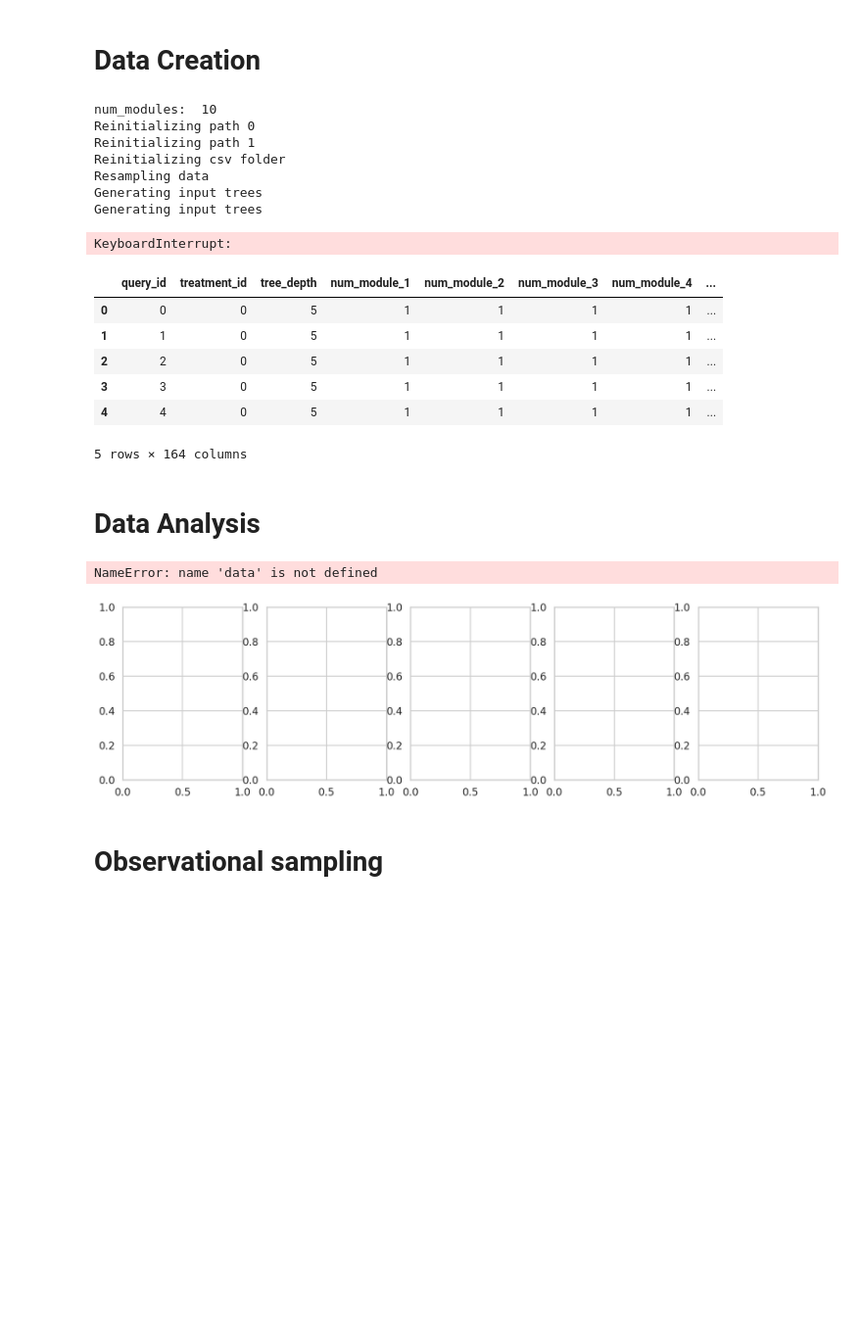
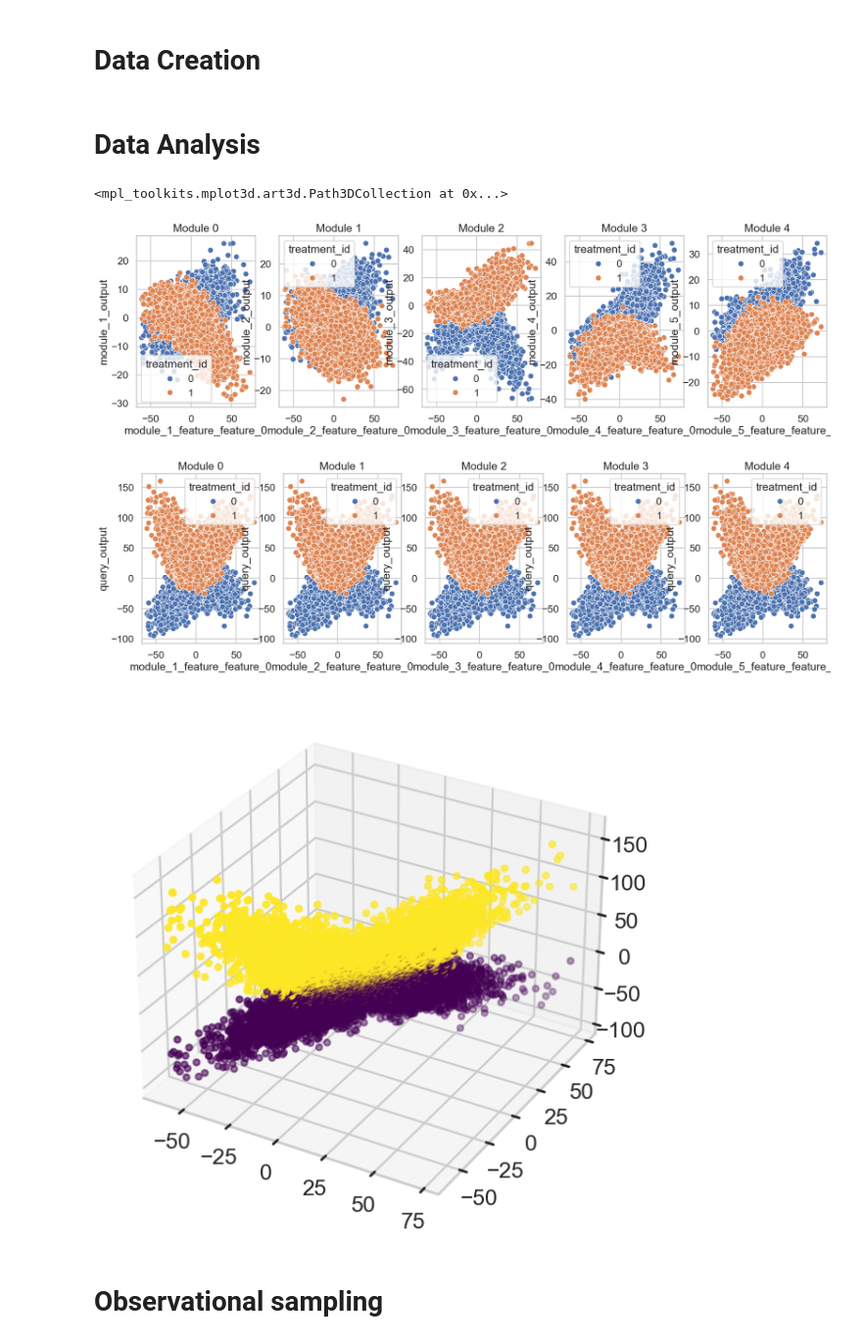
Before and after one commit to KDL-umass/compositional_models_cate, a Jupyter notebook: notebooks/synthetic_dgp_analysis.ipynb, the cells around one changed output. Shown at 98% size. Cells and saved outputs as stored; diff of their text form; code cells hidden in the pictures; blank space fills up the shorter version.

```diff
--- a/notebooks/synthetic_dgp_analysis.ipynb
+++ b/notebooks/synthetic_dgp_analysis.ipynb
@@ -120,0 +100,13 @@ obs_data_path = f"{main_dir}/observational_data/fixed_structure_{fixed_structure
+# %%
+args = parse_arguments()
+main_dir, csv_path, obs_data_path, scaler_path = setup_directories(args)
+
+sampler = SyntheticDataSampler(args.num_modules, args.num_feature_dimensions, args.composition_type,
+                                args.fixed_structure, args.num_modules, args.num_samples, args.seed,
+                                args.data_dist, args.module_function_type, resample=args.resample,
+                                heterogeneity=args.heterogeneity, covariates_shared=args.covariates_shared,
+                                use_subset_features=args.use_subset_features, systematic=args.systematic,
+                                run_env=args.run_env)
+
+data, df_sampled = simulate_and_prepare_data(args, sampler, csv_path, obs_data_path, scaler_path)
+train_df, test_df, train_qids, test_qids = load_train_test_data(csv_path, args, df_sampled)
@@ -120,0 +187,21 @@ obs_data_path = f"{main_dir}/observational_data/fixed_structure_{fixed_structure
+# %%
+print("Training Additive Model")
+additive_combined_train_df, additive_combined_test_df, module_csvs = get_additive_model_effects(
+    csv_path, obs_data_path, train_qids, test_qids, hidden_dim=args.hidden_dim, epochs=args.epochs,
+    batch_size=args.batch_size, output_dim=args.output_dim, underlying_model_class=args.underlying_model_class, scale=args.scale, scaler_path=scaler_path
+)
+results["Additive_train"] = calculate_metrics(additive_combined_train_df["ground_truth_effect"], additive_combined_train_df["estimated_effect"])
+results["Additive_test"] = calculate_metrics(additive_combined_test_df["ground_truth_effect"], additive_combined_test_df["estimated_effect"])
+
+# Save results and CSVs
+results_path = f"{main_dir}/results/results_{args.data_dist}_{args.module_function_type}_{args.composition_type}_covariates_shared_{args.covariates_shared}_underlying_model_{args.underlying_model_class}_use_subset_features_{args.use_subset_features}_systematic_{args.systematic}"
+os.makedirs(results_path, exist_ok=True)
+with open(f"{results_path}/results_{args.num_modules}_{args.num_feature_dimensions}.json", "w") as f:
+    json.dump(results, f)
+
+results_csv_folder = f"{main_dir}/results/csvs"
+os.makedirs(results_csv_folder, exist_ok=True)
+# Save combined_df_test and module_csvs here
+
+print(f"Results saved at {results_path}")
+print(f"CSVs saved at {results_csv_folder}")
@@ -161,62 +298,38 @@ scatter_plot(combined_df_test, "ground_truth_effect_baseline", "estimated_effect
 FileNotFoundError: [Errno 2] No such file or directory: '/work/pi_jensen_umass_edu/ppruthi_umass_edu/compositional_models_cate/domains/synthetic_data/results/csvs/combined_df_uniform_mlp_parallel_cova ...
 # %% [markdown]
 # Data Creation
-# %%
-# simulate data
-sampler = SyntheticDataSampler(num_modules, feature_dim, composition_type, fixed_structure, max_depth, num_trees, seed, data_dist, module_function_type, resample=resample,heterogeneity=args.heterogeneity, covariates_shared=covariates_shared, use_subset_features=use_subset_features,systematic=systematic, run_env=run_env)
-sampler.simulate_data()
-# %% [output]
-num_modules:  10
-Reinitializing path 0
-Reinitializing path 1
-Reinitializing csv folder
-Resampling data
-Generating input trees
-Generating input trees
-KeyboardInterrupt:
-# %%
-# read the data
-data_path = f"{csv_path}/{domain}_data_high_level_features.csv"
-data = pd.read_csv(data_path)
-data.head()
-# %% [output]
-|  | query_id | treatment_id | tree_depth | num_module_1 | num_module_2 | num_module_3 | num_module_4 | ... |
-| 0 | 0 | 0 | 5 | 1 | 1 | 1 | 1 | ... |
-| 1 | 1 | 0 | 5 | 1 | 1 | 1 | 1 | ... |
-| 2 | 2 | 0 | 5 | 1 | 1 | 1 | 1 | ... |
-| 3 | 3 | 0 | 5 | 1 | 1 | 1 | 1 | ... |
-| 4 | 4 | 0 | 5 | 1 | 1 | 1 | 1 | ... |
-5 rows × 164 columns
 # %% [markdown]
 # Data Analysis
 # %%
 # Hypotheses to test
 # 1. Each component output is a quadratic function of the input features.
 # 2. Plot final output vs input features.
 
 # Hypothesis 1
 # plot 1
 import matplotlib.pyplot as plt
 import seaborn as sns
 sns.set(style="whitegrid")
 sns.set_context("talk")
 max_modules = 5
 fig, ax = plt.subplots(1, max_modules, figsize=(20, 5))
-for i in range(num_modules):
+for i in range(max_modules):
     sns.scatterplot(x=f"module_{i+1}_feature_feature_0", y=f"module_{i+1}_output", data=data, ax=ax[i],hue="treatment_id")
     ax[i].set_title(f"Module {i}")
 
 fig, ax = plt.subplots(1, max_modules, figsize=(20, 5))
-for i in range(num_modules):
+for i in range(max_modules):
     sns.scatterplot(x=f"module_{i+1}_feature_feature_0", y=f"query_output", data=data, ax=ax[i],hue="treatment_id")
     ax[i].set_title(f"Module {i}")
 
 # Have a 3D plot for two features and one output
 fig = plt.figure(figsize=(10, 7))
 ax = fig.add_subplot(111, projection='3d')
 ax.scatter(data["module_1_feature_feature_0"], data["module_2_feature_feature_0"], data["query_output"], c=data["treatment_id"], cmap='viridis')
 # %% [output]
-NameError: name 'data' is not defined
+<mpl_toolkits.mplot3d.art3d.Path3DCollection at 0x...>
-[figure, old version]
+[figure, new version]
+[figure, added]
+[figure, added]
 # %% [markdown]
 # Observational sampling
```
Also changed, not shown: parts of 18 cells of this notebook, 6 other files.
